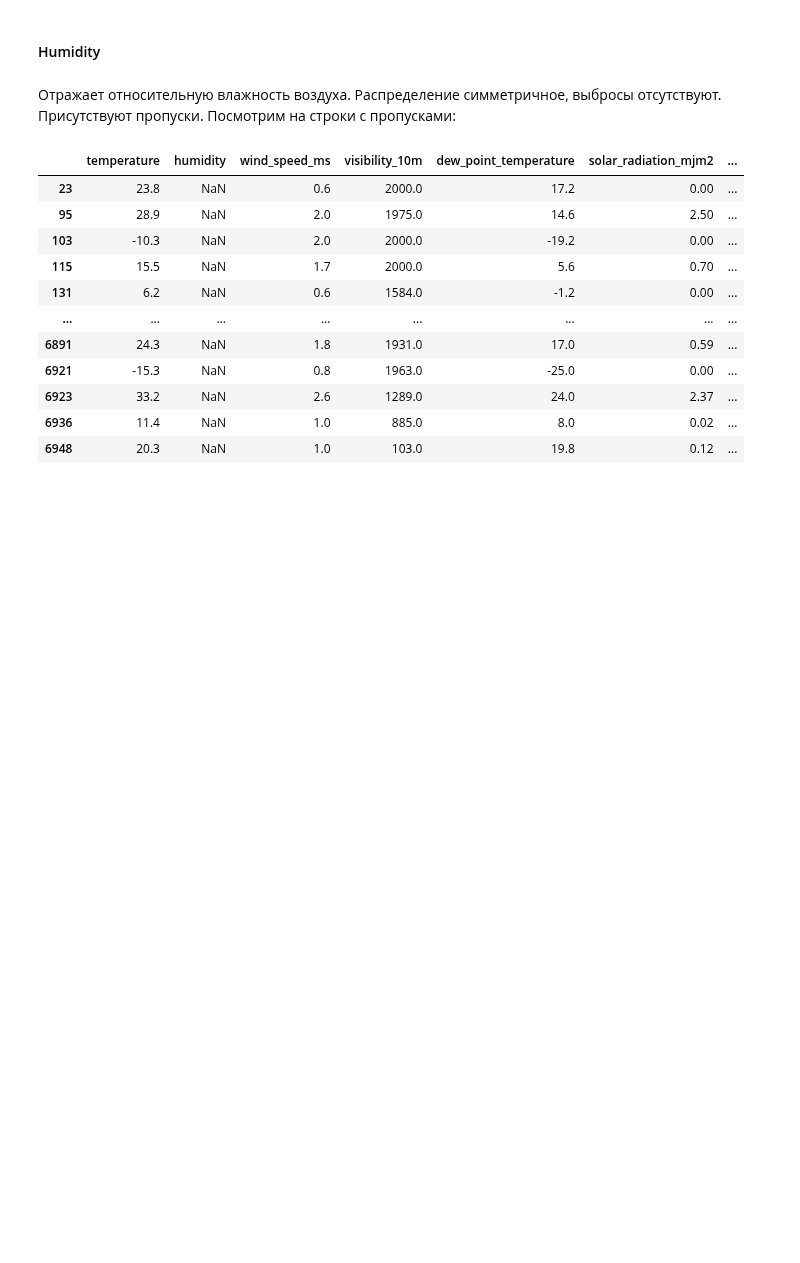
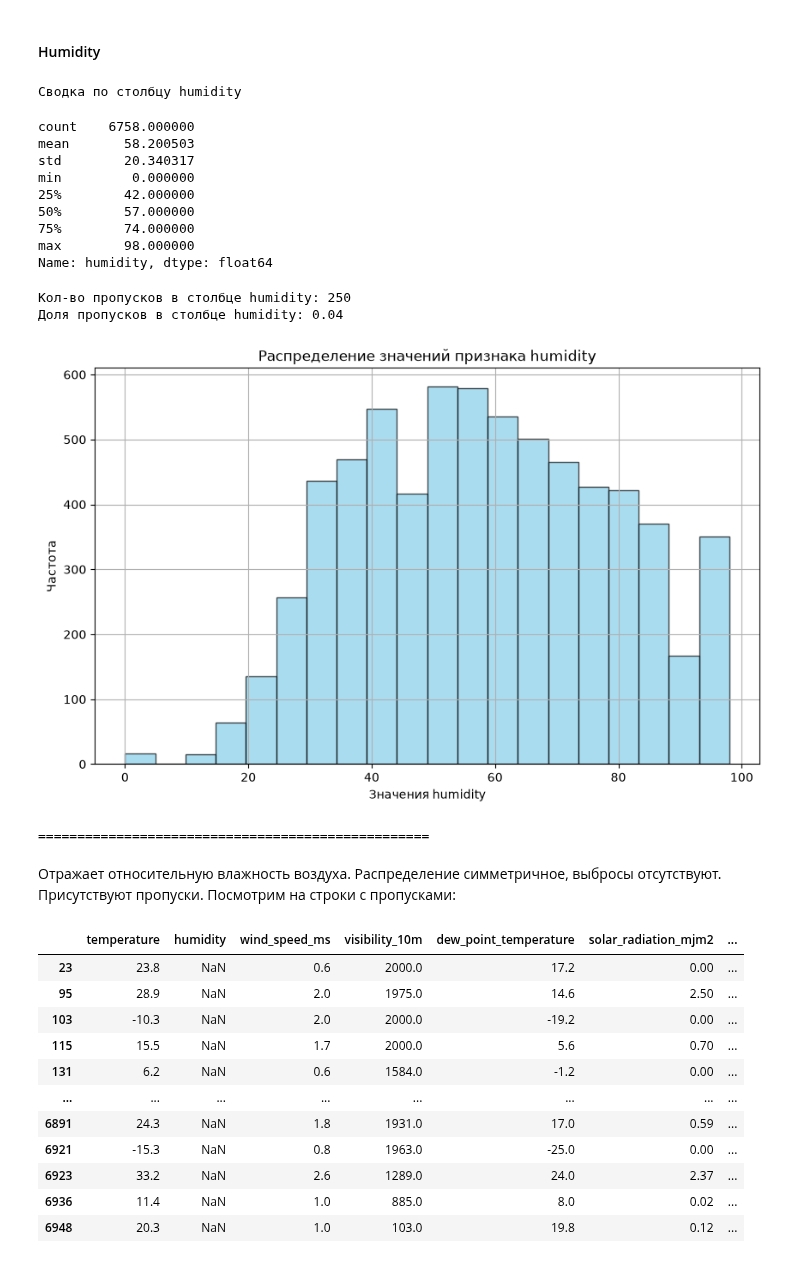
Before and after one commit to ilya-liniukhin/bikesouth_regression_problem, a Jupyter notebook: notebook.ipynb, the cells around one changed output. Drawn from its saved outputs; the diff is of its cells as text; code cells hidden in the pictures; blank space fills up the shorter version.

```diff
--- a/notebook.ipynb
+++ b/notebook.ipynb
@@ -521,7 +511,7 @@ Index(['temperature', 'humidity', 'wind_speed_ms', 'visibility_10m',
 num_cols = ['temperature', 'humidity', 'wind_speed_ms', 'visibility_10m', 'dew_point_temperature', 'solar_radiation_mjm2',
            'rainfallmm', 'snowfall_cm']
 
-for col in num_cols:
+def num_col_describe(col, binsize):
     print(f'Сводка по столбцу {col}')
     print('')
     display(df_train[col].describe())
@@ -534,7 +524,7 @@ for col in num_cols:
         color='skyblue',
         edgecolor='black',
         alpha=0.7,
-        bins=25
+        bins=binsize
     )
     plt.grid()
     plt.xlabel(f'Значения {col}')
@@ -594,5 +558,22 @@ Name: wind_speed_ms, dtype: float64
 # %% [markdown]
 #### Humidity
+# %%
+num_col_describe('humidity', 20)
+# %% [output]
+Сводка по столбцу humidity
+count    6758.000000
+mean       58.200503
+std        20.340317
+min         0.000000
+25%        42.000000
+50%        57.000000
+75%        74.000000
+max        98.000000
+Name: humidity, dtype: float64
+Кол-во пропусков в столбце humidity: 250
+Доля пропусков в столбце humidity: 0.04
+[figure, added]
+==================================================
 # %% [markdown]
 Отражает относительную влажность воздуха. Распределение симметричное, выбросы отсутствуют. Присутствуют пропуски. Посмотрим на строки с пропусками:
 # %%
```
Also changed, not shown: parts of 45 cells of this notebook, 1 other file.
